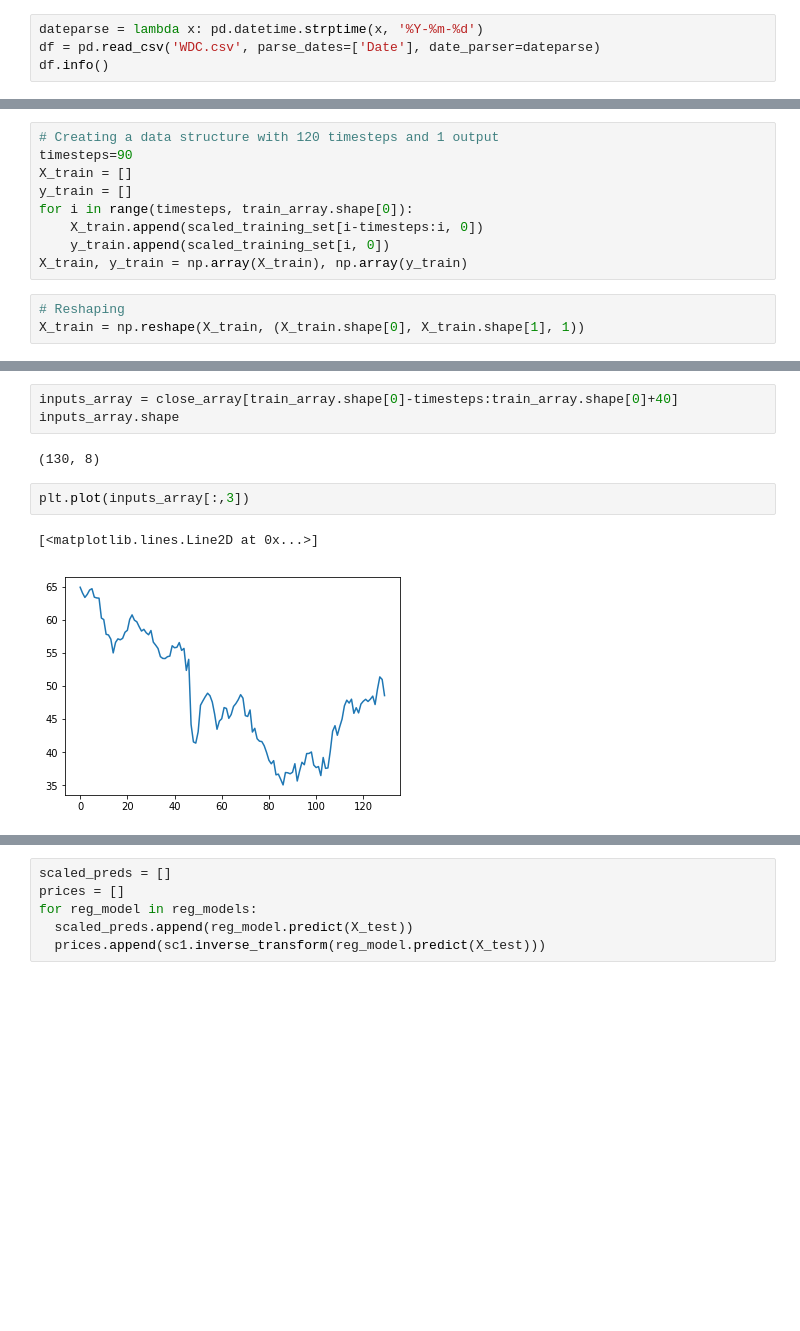
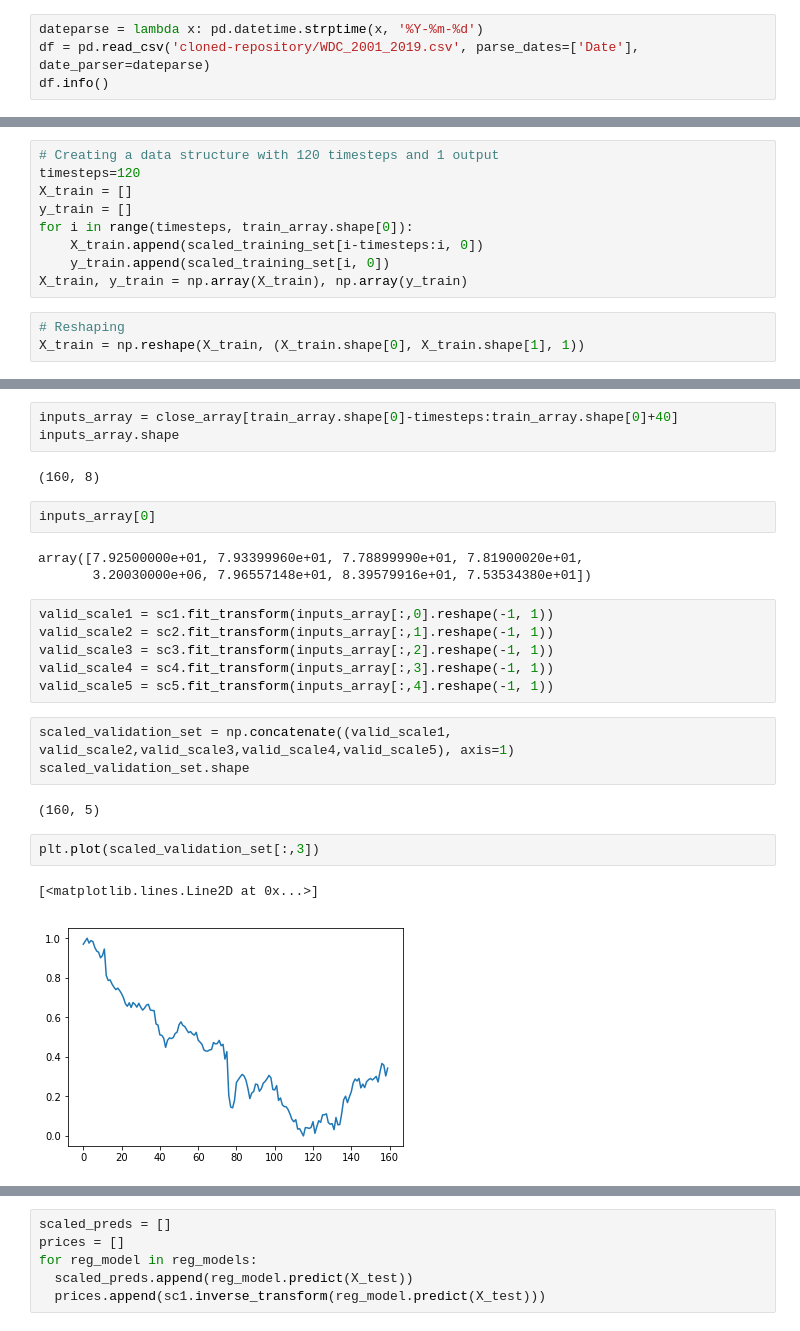
Before and after one commit to ravi-gopalan/lstm_analyses, a Jupyter notebook: lstm_prediction_WDC.ipynb, the cells around one changed output, grey strips where cells are left out. Saved outputs shown, nothing was run; the diff lists cells and outputs as text; blank space fills up the shorter version.

```diff
--- a/lstm_prediction_WDC.ipynb
+++ b/lstm_prediction_WDC.ipynb
@@ -15,6 +26,6 @@ sample_data  WDC.csv
 # %%
 dateparse = lambda x: pd.datetime.strptime(x, '%Y-%m-%d')
-df = pd.read_csv('WDC.csv', parse_dates=['Date'], date_parser=dateparse)
+df = pd.read_csv('cloned-repository/WDC_2001_2019.csv', parse_dates=['Date'], date_parser=dateparse)
 df.info()
 # %% [output]
 <class 'pandas.core.frame.DataFrame'>
@@ -198,6 +220,6 @@ plt.plot(scaled_training_set[:,4],color='r',label='volume')
 # %%
 # Creating a data structure with 120 timesteps and 1 output
-timesteps=90
+timesteps=120
 X_train = []
 y_train = []
 for i in range(timesteps, train_array.shape[0]):
@@ -301,12 +307,28 @@ plt.plot(valid_array[:,3],color='b',label='valid-close')
 inputs_array = close_array[train_array.shape[0]-timesteps:train_array.shape[0]+40]
 inputs_array.shape
 # %% [output]
-(130, 8)
+(160, 8)
+# %%
+inputs_array[0]
+# %% [output]
+array([7.92500000e+01, 7.93399960e+01, 7.78899990e+01, 7.81900020e+01,
+       3.20030000e+06, 7.96557148e+01, 8.39579916e+01, 7.53534380e+01])
+# %%
+valid_scale1 = sc1.fit_transform(inputs_array[:,0].reshape(-1, 1))
+valid_scale2 = sc2.fit_transform(inputs_array[:,1].reshape(-1, 1))
+valid_scale3 = sc3.fit_transform(inputs_array[:,2].reshape(-1, 1))
+valid_scale4 = sc4.fit_transform(inputs_array[:,3].reshape(-1, 1))
+valid_scale5 = sc5.fit_transform(inputs_array[:,4].reshape(-1, 1))
+# %%
+scaled_validation_set = np.concatenate((valid_scale1, valid_scale2,valid_scale3,valid_scale4,valid_scale5), axis=1)
+scaled_validation_set.shape
+# %% [output]
+(160, 5)
 # %%
-plt.plot(inputs_array[:,3])
+plt.plot(scaled_validation_set[:,3])
 # %% [output]
 [<matplotlib.lines.Line2D at 0x...>]
-[figure, old version]
+[figure, new version]
 # %%
 X_test = []
 for i in range(timesteps, timesteps+40):
```
Also changed, not shown: parts of 32 cells of this notebook.
